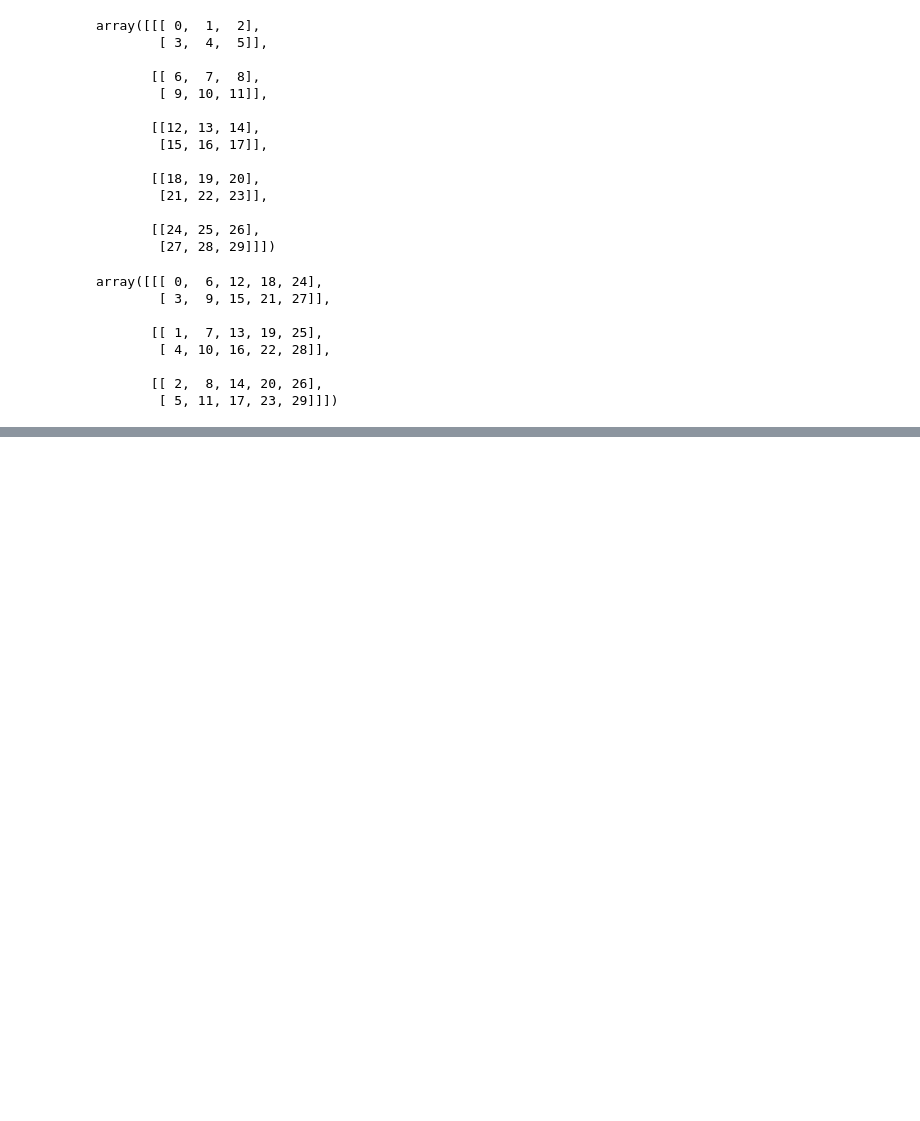
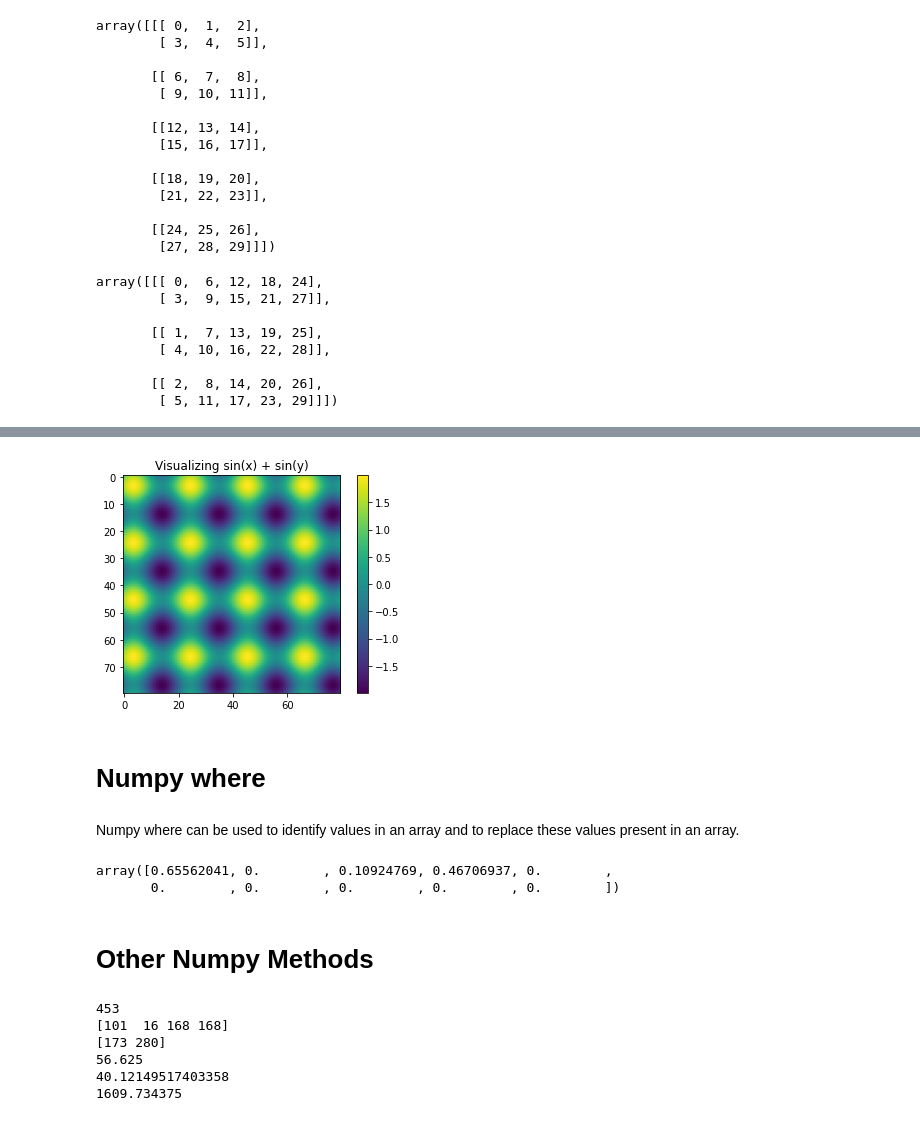
Before and after one commit to albinjohn366/DataScience_Tutorials, a Jupyter notebook: Numpy.ipynb, the cells around one changed output, grey strips where cells are left out. Drawn from its saved outputs; the diff is of its cells as text; code cells hidden in the pictures; blank space fills up the shorter version.

```diff
--- a/Numpy.ipynb
+++ b/Numpy.ipynb
@@ -123,0 +240,46 @@ array([[[ 0,  6, 12, 18, 24],
+# %%
+# Finding the sine addition of the arrays of meshgrid
+x, y = mesdhgrid_array
+z = np.sin(x) + np.sin(y)
+plt.imshow(z)
+plt.colorbar()
+plt.title('Visualizing sin(x) + sin(y)')
+plt.show()
+# %% [output]
+[figure, added]
+# %% [markdown]
+# Numpy where
+# %% [markdown]
+Numpy where can be used to identify values in an array and to replace these values present in an array.
+# %%
+arr = np.random.randn(10)
+arr_temp = np.where(arr < 0, 0, arr)
+arr_temp
+# %% [output]
+array([0.65562041, 0.        , 0.10924769, 0.46706937, 0.        ,
+       0.        , 0.        , 0.        , 0.        , 0.        ])
+# %% [markdown]
+# Other Numpy Methods
+# %%
+arr = np.array([[1, 4, 78, 90], [100, 12, 90, 78]])
+
+# Sum
+print(arr.sum())
+print(arr.sum(0))
+print(arr.sum(1))
+
+# mean
+print(arr.mean())
+
+# Standard Deviation
+print(arr.std())
+
+# variance
+print(arr.var())
+# %% [output]
+453
+[101  16 168 168]
+[173 280]
+56.625
+40.12149517403358
+1609.734375
```
Also changed, not shown: parts of 13 cells of this notebook.
